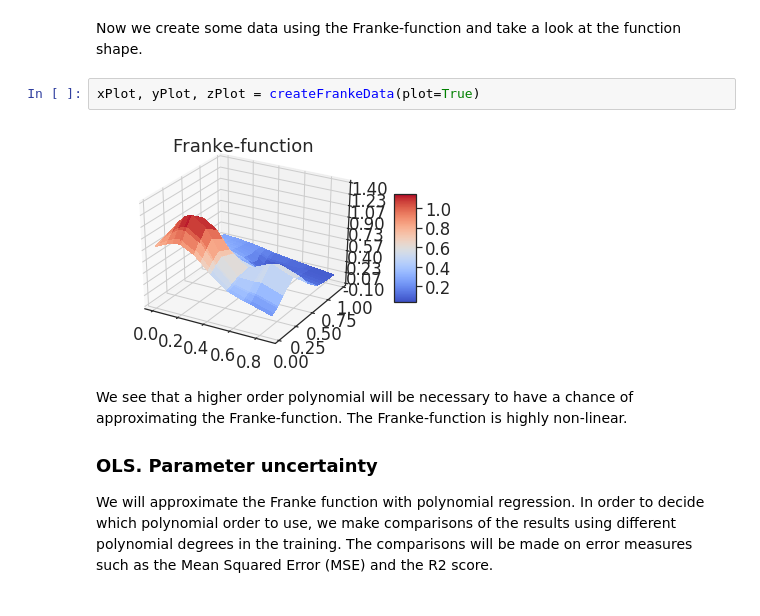
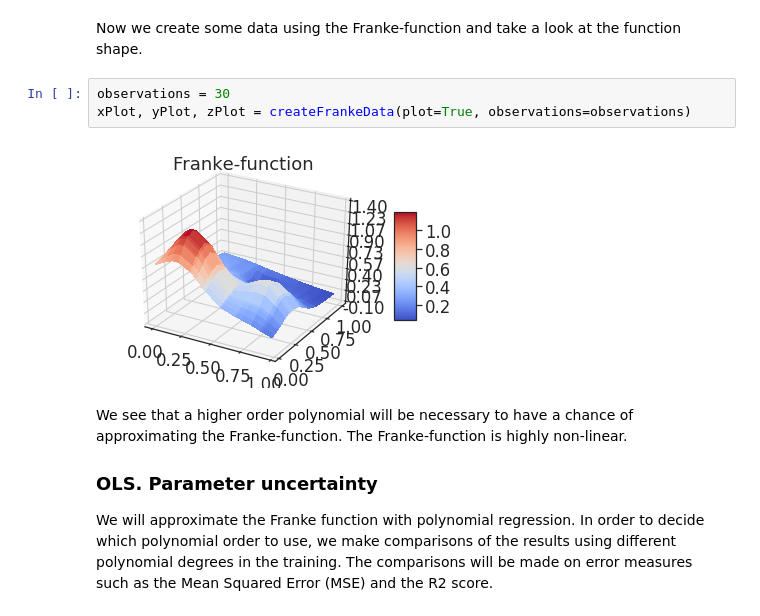
Before and after one commit to kaaja/ADAML, a Jupyter notebook: m1/m1Class.ipynb, the cells around one changed output. Cells and saved outputs as stored; diff of their text form.

```diff
--- a/m1/m1Class.ipynb
+++ b/m1/m1Class.ipynb
@@ -11,9 +11,10 @@ from classesRegression import *
 # %% [markdown]
 Now we create some data using the Franke-function and take a look at the function shape.
 # %%
-xPlot, yPlot, zPlot = createFrankeData(plot=True)
+observations = 30
+xPlot, yPlot, zPlot = createFrankeData(plot=True, observations=observations)
 # %% [output]
-[figure, old version]
+[figure, new version]
 # %% [markdown]
 We see that a higher order polynomial will be necessary to have a chance of approximating the Franke-function. The Franke-function is highly non-linear.
 
```
Also changed, not shown: parts of 27 cells of this notebook, 1 other file.
